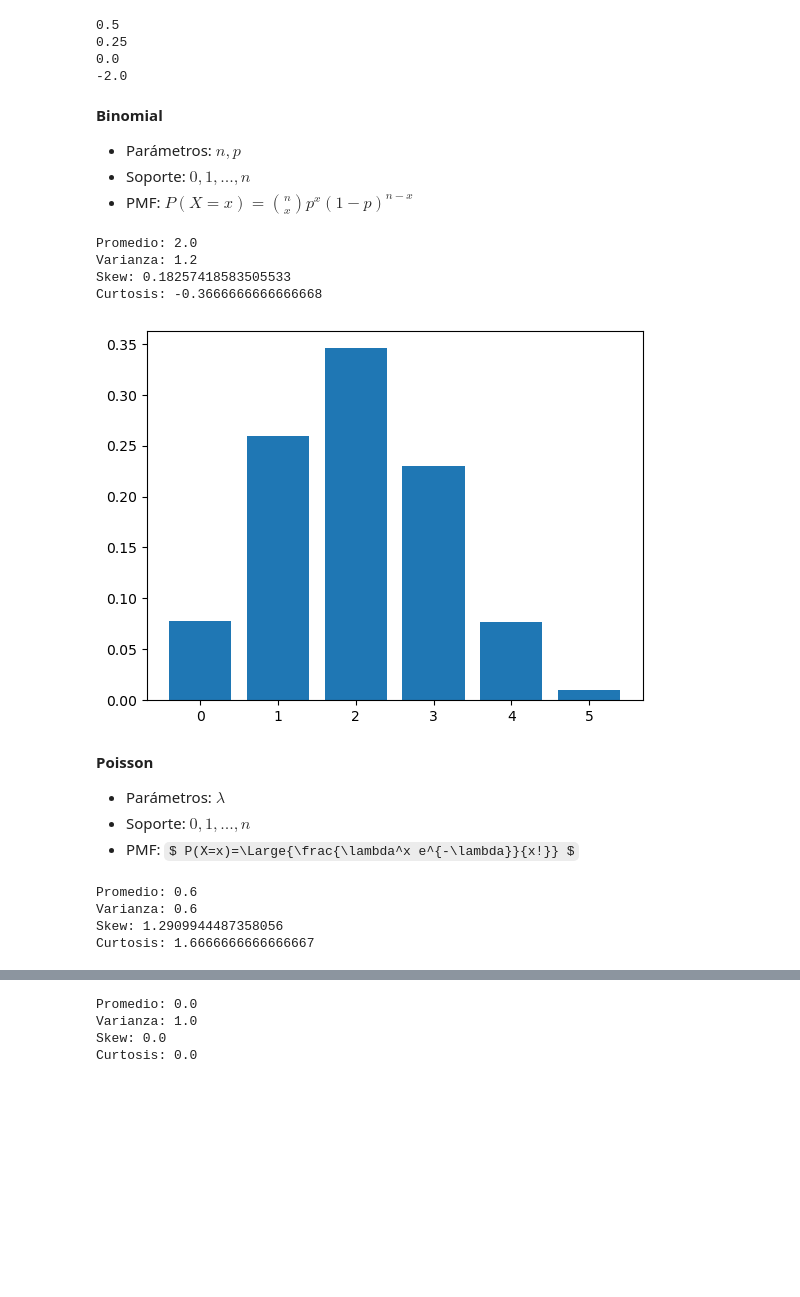
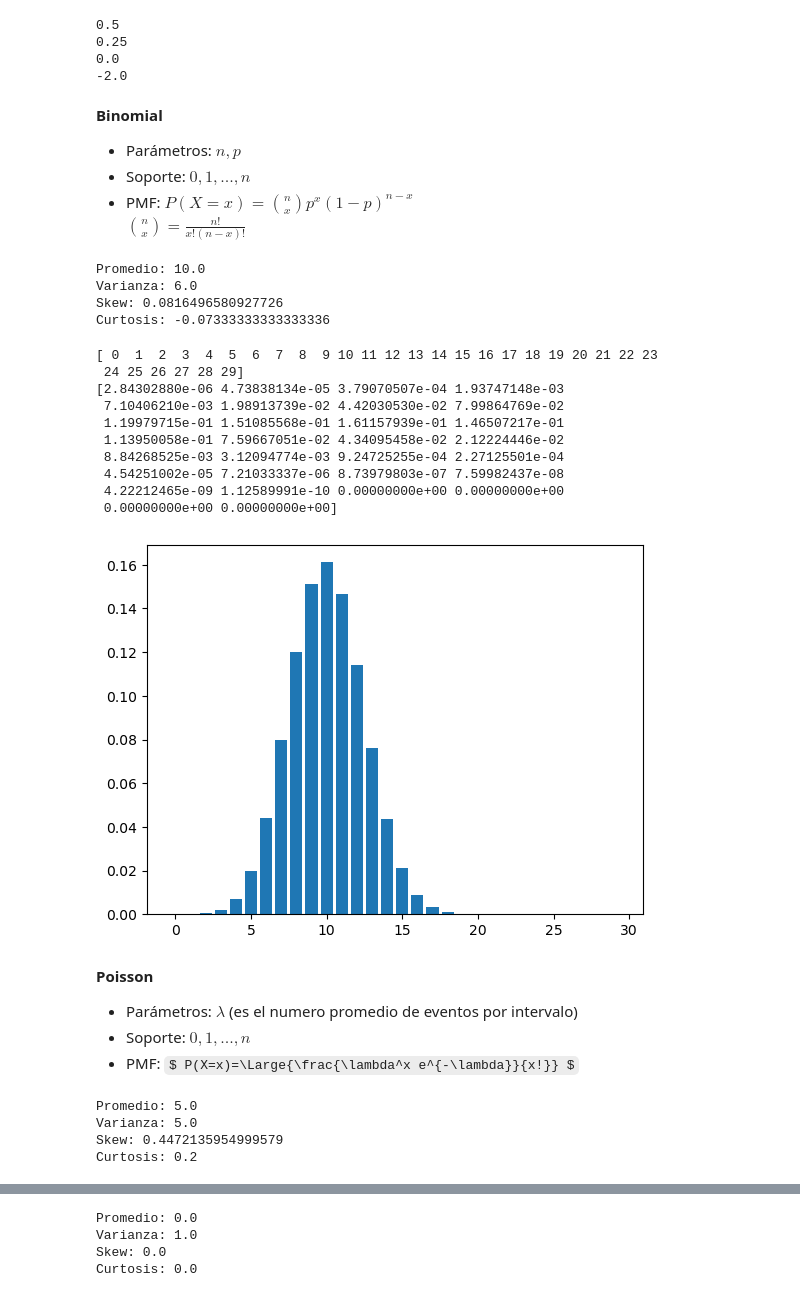
Before and after one commit to Apgt512/Colab-Notebooks, a Jupyter notebook: Modulo II. Algebra Lineal y Probabilidad/Clase 27 septiembre 2021.ipynb, the cells around one changed output, grey strips where cells are left out. Drawn from its saved outputs; the diff is of its cells as text; code cells hidden in the pictures; some formulas as TeX source; blank space fills up the shorter version.

```diff
--- a/Modulo II. Algebra Lineal y Probabilidad/Clase 27 septiembre 2021.ipynb
+++ b/Modulo II. Algebra Lineal y Probabilidad/Clase 27 septiembre 2021.ipynb
@@ -33,40 +33,53 @@ print(kurt)
 - Parámetros: $ n, p $
 - Soporte: $ {0,1,...,n} $
 - PMF: $ P(X=x)={n\choose x}p^x (1-p)^{n-x} $
+$ {n\choose x} = \frac{n!}{x!(n-x)!} $
 # %%
-n, p = 5, 0.4
+n, p = 25, 0.4
 mean, var, skew, kurt = stats.binom.stats(n, p, moments='mvsk')
 print('Promedio:', mean)
 print('Varianza:', var)
 print('Skew:', skew)
 print('Curtosis:', kurt)
 # %% [output]
-Promedio: 2.0
-Varianza: 1.2
-Skew: 0.18257418583505533
-Curtosis: -0.3666666666666668
+Promedio: 10.0
+Varianza: 6.0
+Skew: 0.0816496580927726
+Curtosis: -0.07333333333333336
-# %%
-dist_binom = stats.binom(n, p)
-x = np.arange(0,6)
-y = dist_binom.pmf(x)
-plt.bar(x,y)
-plt.show()
-# %% [output]
-[figure, removed]
+# %%
+dist_binom = stats.binom(n, p)
+x = np.arange(0,30)
+y = dist_binom.pmf(x)
+print(x)
+print(y)
+plt.bar(x,y)
+plt.show()
+# %% [output]
+[ 0  1  2  3  4  5  6  7  8  9 10 11 12 13 14 15 16 17 18 19 20 21 22 23
+ 24 25 26 27 28 29]
+[2.84302880e-06 4.73838134e-05 3.79070507e-04 1.93747148e-03
+ 7.10406210e-03 1.98913739e-02 4.42030530e-02 7.99864769e-02
+ 1.19979715e-01 1.51085568e-01 1.61157939e-01 1.46507217e-01
+ 1.13950058e-01 7.59667051e-02 4.34095458e-02 2.12224446e-02
+ 8.84268525e-03 3.12094774e-03 9.24725255e-04 2.27125501e-04
+ 4.54251002e-05 7.21033337e-06 8.73979803e-07 7.59982437e-08
+ 4.22212465e-09 1.12589991e-10 0.00000000e+00 0.00000000e+00
+ 0.00000000e+00 0.00000000e+00]
+[figure, added]
 # %% [markdown]
 **Poisson**
-- Parámetros: $ \lambda$
+- Parámetros: $ \lambda$ (es el numero promedio de eventos por intervalo)
 - Soporte: $ {0,1,...,n} $
 - PMF: $ P(X=x)=\Large{\frac{\lambda^x e^{-\lambda}}{x!}} $
 # %%
-mu = 0.6
-mean, var, skew, kurt = stats.poisson.stats(mu, moments='mvsk')
+lambd = 5
+mean, var, skew, kurt = stats.poisson.stats(lambd, moments='mvsk')
 print('Promedio:', mean)
 print('Varianza:', var)
 print('Skew:', skew)
 print('Curtosis:', kurt)
 # %% [output]
-Promedio: 0.6
-Varianza: 0.6
-Skew: 1.2909944487358056
-Curtosis: 1.6666666666666667
+Promedio: 5.0
+Varianza: 5.0
+Skew: 0.4472135954999579
+Curtosis: 0.2
```
Also changed, not shown: parts of 37 cells of this notebook.
